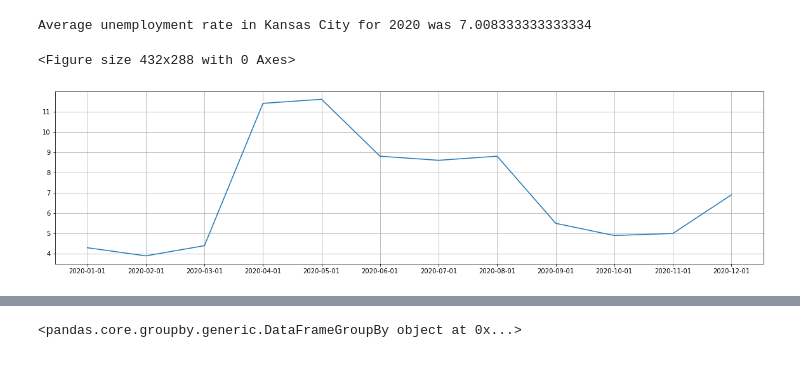
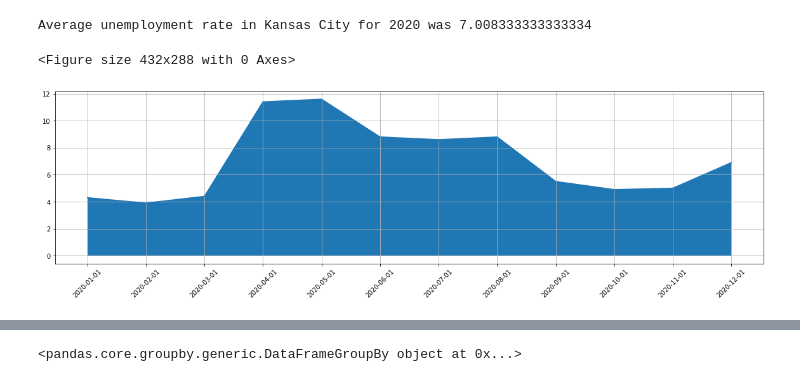
Before and after one commit to E-Weber/EKN-Project, a Jupyter notebook: Unemployment_EW/Unemployment_EW.ipynb, the cells around one changed output, grey strips where cells are left out. Drawn from its saved outputs; the diff is of its cells as text; code cells hidden in the pictures.

```diff
--- a/Unemployment_EW/Unemployment_EW.ipynb
+++ b/Unemployment_EW/Unemployment_EW.ipynb
@@ -113,13 +112,13 @@ Average unemployment rate in Kansas City for 2020 was 7.008333333333334
 # %%
 plt.figure()
 plt.figure(figsize=(20,5))
 plt.plot(bottom['Date'],bottom['Value'])
-#ax = plt.gca()
-#ax.xaxis.set_major_locator(mdates.MonthLocator(interval=1))
-#ax.xaxis.set_major_formatter(mdates.DateFormatter('%Y-%D-%M'))
-#plt.gcf().autofmt_xdate() # Rotation
+plt.fill_between(bottom['Date'],bottom['Value'], 0)
+ax = plt.gca()
+ax.tick_params(axis='x', labelrotation = 45)
 plt.grid(True)
+section = np.arange(-1, 1, 1/20.)
 plt.show()
 # %% [output]
 <Figure size 432x288 with 0 Axes>
-[figure, old version]
+[figure, new version]
```
Also changed, not shown: parts of 7 cells of this notebook, 1 other file.
